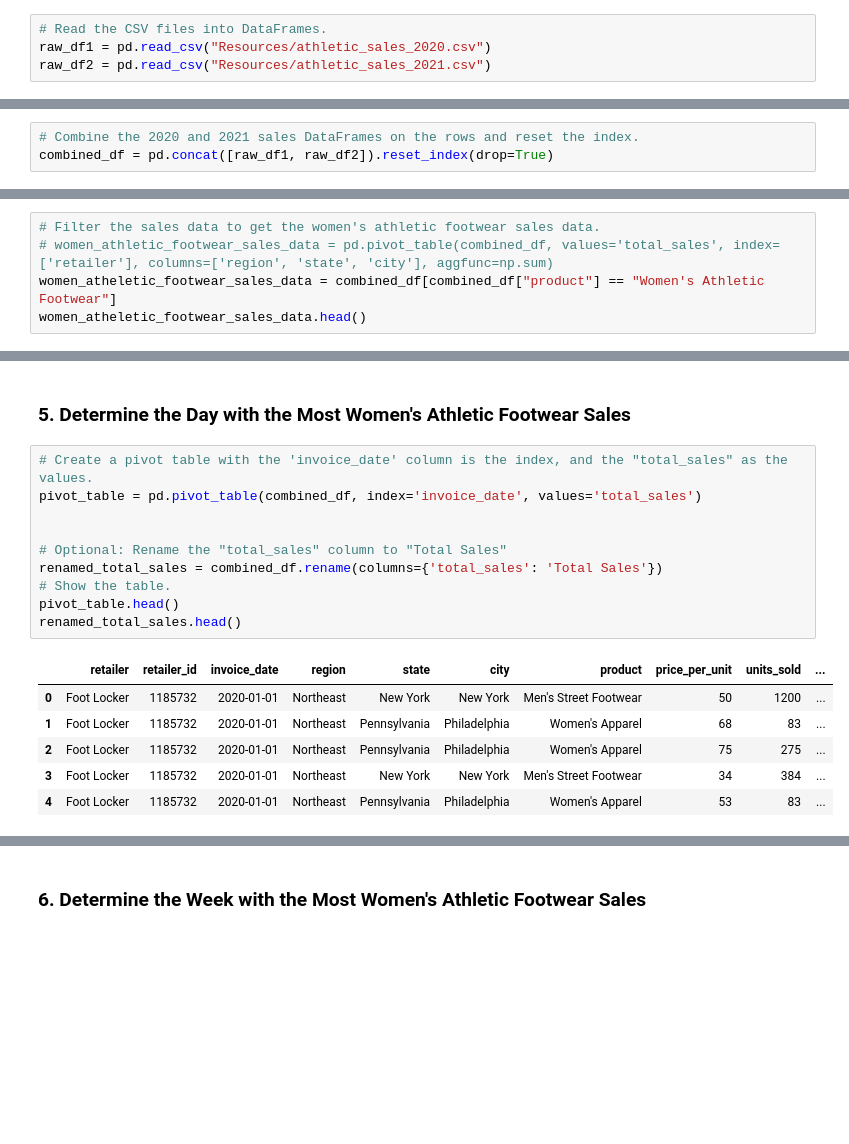
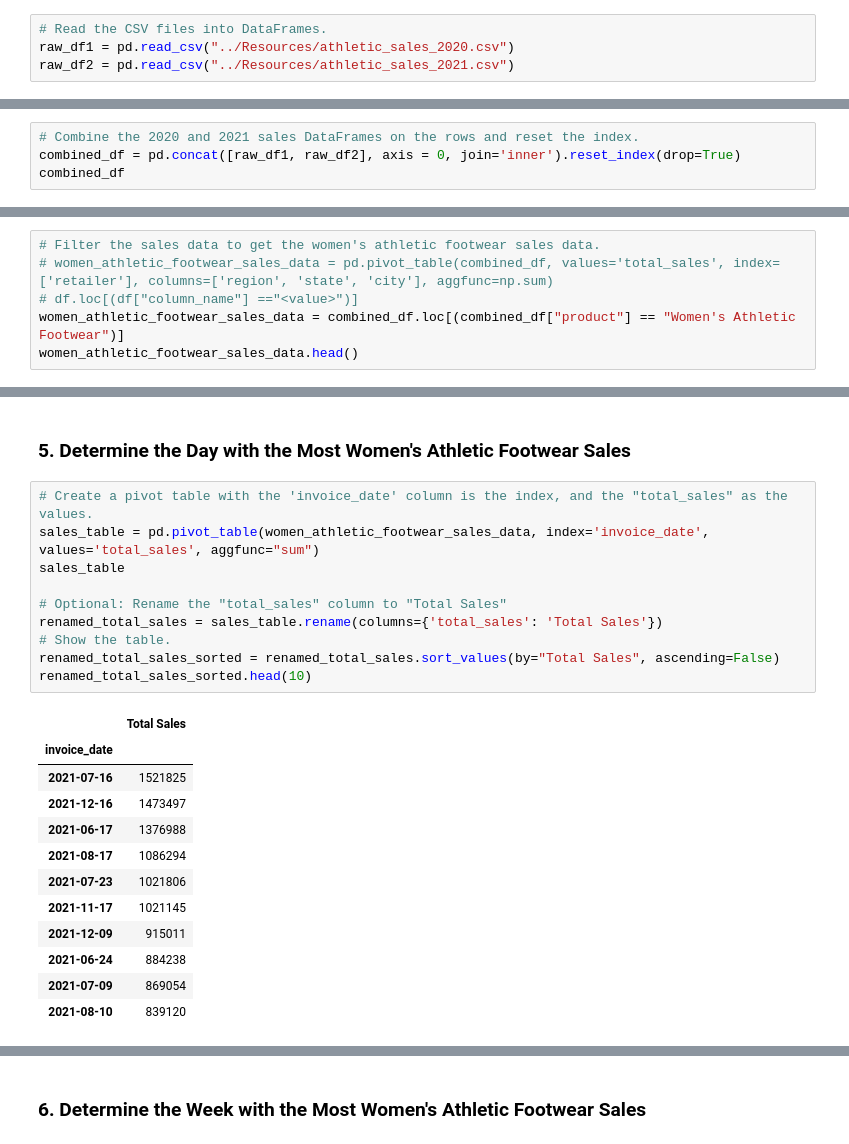
Before and after one commit to Sezeri/athletic_sales_analysis, a Jupyter notebook: athletic_sales_analysis_starter_code.ipynb, the cells around one changed output, grey strips where cells are left out. Cells and saved outputs as stored; diff of their text form; blank space fills up the shorter version.

```diff
--- a/athletic_sales_analysis_starter_code.ipynb
+++ b/athletic_sales_analysis_starter_code.ipynb
@@ -7,8 +7,8 @@ import numpy as np
 #### Import CSVs
 # %%
 # Read the CSV files into DataFrames.
-raw_df1 = pd.read_csv("Resources/athletic_sales_2020.csv")
-raw_df2 = pd.read_csv("Resources/athletic_sales_2021.csv")
+raw_df1 = pd.read_csv("../Resources/athletic_sales_2020.csv")
+raw_df2 = pd.read_csv("../Resources/athletic_sales_2021.csv")
 # %%
 # Display the 2020 sales DataFrame
 raw_df1
@@ -83,4 +83,5 @@ dtype: object
 #### Combine the sales data by rows.
 # %%
 # Combine the 2020 and 2021 sales DataFrames on the rows and reset the index.
-combined_df = pd.concat([raw_df1, raw_df2]).reset_index(drop=True)
+combined_df = pd.concat([raw_df1, raw_df2], axis = 0, join='inner').reset_index(drop=True)
+combined_df
@@ -265,7 +278,8 @@ renamed_total_sales.head(20)
 # %%
 # Filter the sales data to get the women's athletic footwear sales data.
 # women_athletic_footwear_sales_data = pd.pivot_table(combined_df, values='total_sales', index=['retailer'], columns=['region', 'state', 'city'], aggfunc=np.sum)
-women_atheletic_footwear_sales_data = combined_df[combined_df["product"] == "Women's Athletic Footwear"]
-women_atheletic_footwear_sales_data.head()
+# df.loc[(df["column_name"] =="<value>")]
+women_athletic_footwear_sales_data = combined_df.loc[(combined_df["product"] == "Women's Athletic Footwear")]
+women_athletic_footwear_sales_data.head()
 # %% [output]
 |  | retailer | retailer_id | invoice_date | region | state | city | product | price_per_unit | units_sold | ... |
@@ -324,20 +346,26 @@ pivot_table.head(5)
 ### 5. Determine the Day with the Most Women's Athletic Footwear Sales
 # %%
 # Create a pivot table with the 'invoice_date' column is the index, and the "total_sales" as the values.
-pivot_table = pd.pivot_table(combined_df, index='invoice_date', values='total_sales')
-
+sales_table = pd.pivot_table(women_athletic_footwear_sales_data, index='invoice_date', values='total_sales', aggfunc="sum")
+sales_table
 
 # Optional: Rename the "total_sales" column to "Total Sales"
-renamed_total_sales = combined_df.rename(columns={'total_sales': 'Total Sales'})
+renamed_total_sales = sales_table.rename(columns={'total_sales': 'Total Sales'})
 # Show the table.
-pivot_table.head()
-renamed_total_sales.head()
+renamed_total_sales_sorted = renamed_total_sales.sort_values(by="Total Sales", ascending=False)
+renamed_total_sales_sorted.head(10)
 # %% [output]
-|  | retailer | retailer_id | invoice_date | region | state | city | product | price_per_unit | units_sold | ... |
-| 0 | Foot Locker | 1185732 | 2020-01-01 | Northeast | New York | New York | Men's Street Footwear | 50 | 1200 | ... |
-| 1 | Foot Locker | 1185732 | 2020-01-01 | Northeast | Pennsylvania | Philadelphia | Women's Apparel | 68 | 83 | ... |
-| 2 | Foot Locker | 1185732 | 2020-01-01 | Northeast | Pennsylvania | Philadelphia | Women's Apparel | 75 | 275 | ... |
-| 3 | Foot Locker | 1185732 | 2020-01-01 | Northeast | New York | New York | Men's Street Footwear | 34 | 384 | ... |
-| 4 | Foot Locker | 1185732 | 2020-01-01 | Northeast | Pennsylvania | Philadelphia | Women's Apparel | 53 | 83 | ... |
+|  | Total Sales |
+| invoice_date |  |
+| 2021-07-16 | 1521825 |
+| 2021-12-16 | 1473497 |
+| 2021-06-17 | 1376988 |
+| 2021-08-17 | 1086294 |
+| 2021-07-23 | 1021806 |
+| 2021-11-17 | 1021145 |
+| 2021-12-09 | 915011 |
+| 2021-06-24 | 884238 |
+| 2021-07-09 | 869054 |
+| 2021-08-10 | 839120 |
 # %%
 # Resample the pivot table into daily bins, and get the total sales for each day.
```
Also changed, not shown: parts of 12 cells of this notebook.
